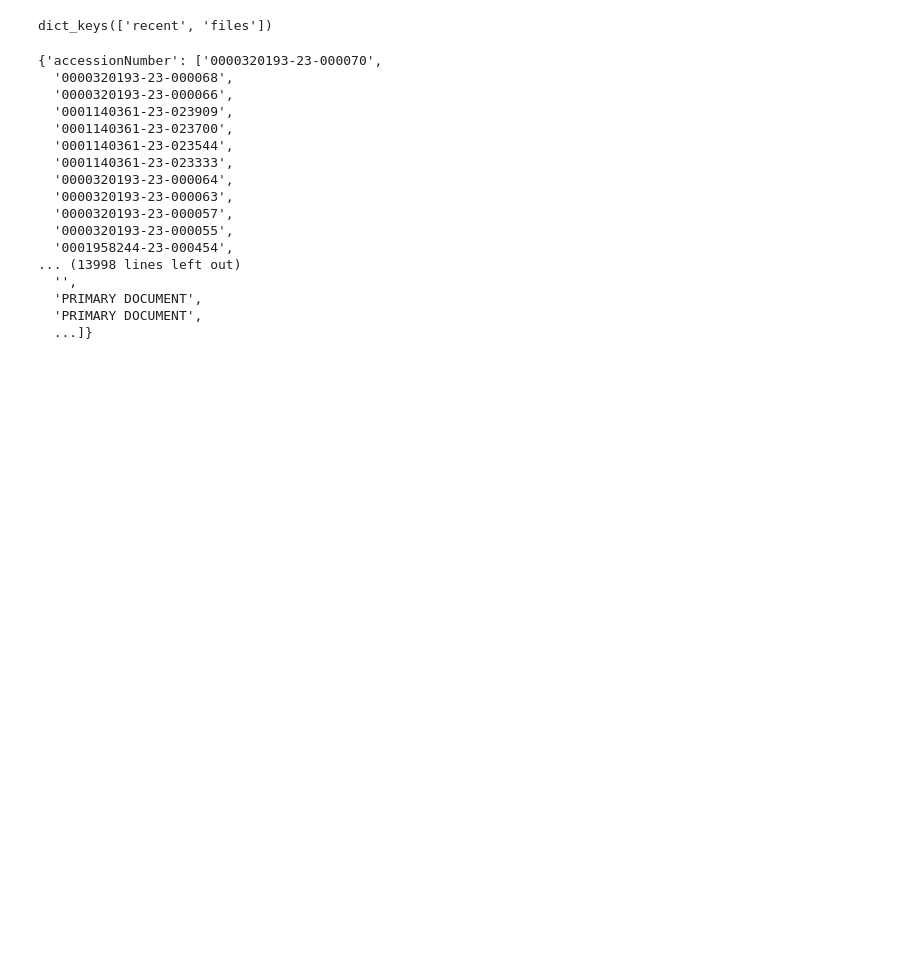
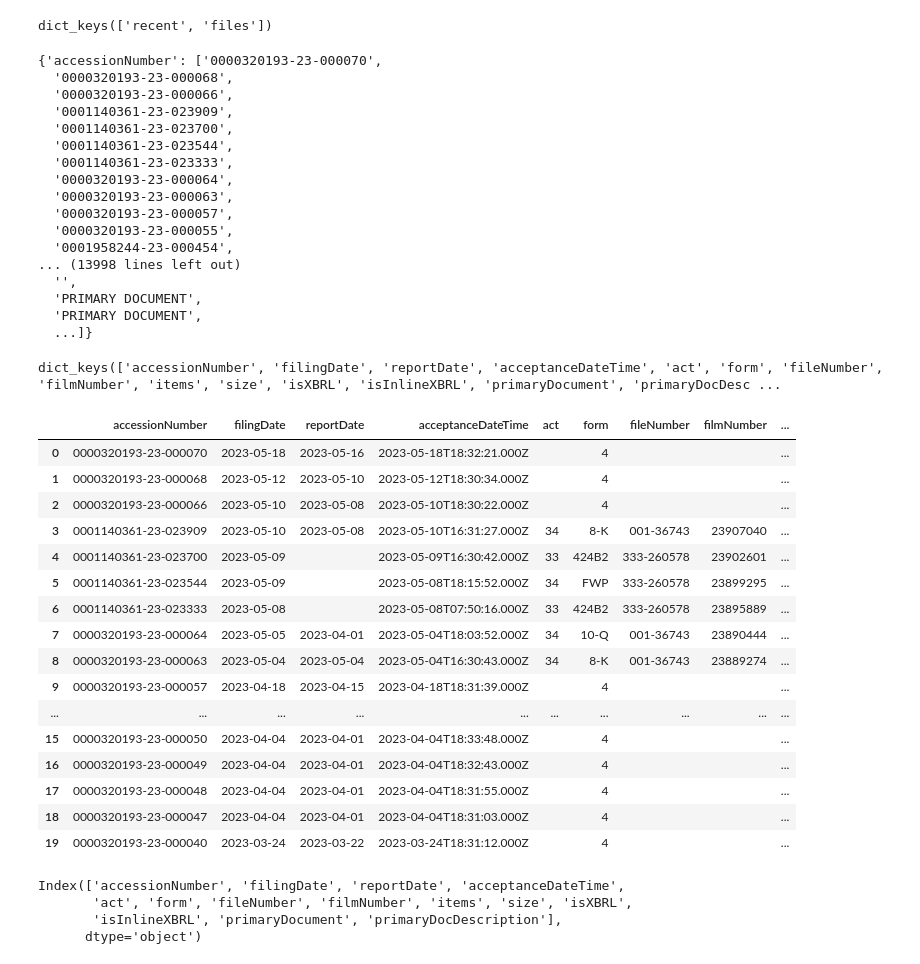
Before and after one commit to Euan-Brady/secAPI, a Jupyter notebook: sec_filing_scraper.ipynb, the cells around one changed output. Cells and saved outputs as stored; diff of their text form; code cells hidden in the pictures; blank space fills up the shorter version.

```diff
--- a/sec_filing_scraper.ipynb
+++ b/sec_filing_scraper.ipynb
@@ -123,3 +123,39 @@ filingMetadata.json()['filings']['recent']
   'PRIMARY DOCUMENT',
   'PRIMARY DOCUMENT',
   ...]}
+# %%
+filingMetadata.json()['filings']['recent'].keys()
+# %% [output]
+dict_keys(['accessionNumber', 'filingDate', 'reportDate', 'acceptanceDateTime', 'act', 'form', 'fileNumber', 'filmNumber', 'items', 'size', 'isXBRL', 'isInlineXBRL', 'primaryDocument', 'primaryDocDesc ...
+# %%
+# dictionary to dataframe
+allForms = pd.DataFrame.from_dict(
+             filingMetadata.json()['filings']['recent']
+             )
+# %%
+allForms.head(20)
+# %% [output]
+|  | accessionNumber | filingDate | reportDate | acceptanceDateTime | act | form | fileNumber | filmNumber | ... |
+| 0 | 0000320193-23-000070 | 2023-05-18 | 2023-05-16 | 2023-05-18T18:32:21.000Z |  | 4 |  |  | ... |
+| 1 | 0000320193-23-000068 | 2023-05-12 | 2023-05-10 | 2023-05-12T18:30:34.000Z |  | 4 |  |  | ... |
+| 2 | 0000320193-23-000066 | 2023-05-10 | 2023-05-08 | 2023-05-10T18:30:22.000Z |  | 4 |  |  | ... |
+| 3 | 0001140361-23-023909 | 2023-05-10 | 2023-05-08 | 2023-05-10T16:31:27.000Z | 34 | 8-K | 001-36743 | 23907040 | ... |
+| 4 | 0001140361-23-023700 | 2023-05-09 |  | 2023-05-09T16:30:42.000Z | 33 | 424B2 | 333-260578 | 23902601 | ... |
+| 5 | 0001140361-23-023544 | 2023-05-09 |  | 2023-05-08T18:15:52.000Z | 34 | FWP | 333-260578 | 23899295 | ... |
+| 6 | 0001140361-23-023333 | 2023-05-08 |  | 2023-05-08T07:50:16.000Z | 33 | 424B2 | 333-260578 | 23895889 | ... |
+| 7 | 0000320193-23-000064 | 2023-05-05 | 2023-04-01 | 2023-05-04T18:03:52.000Z | 34 | 10-Q | 001-36743 | 23890444 | ... |
+| 8 | 0000320193-23-000063 | 2023-05-04 | 2023-05-04 | 2023-05-04T16:30:43.000Z | 34 | 8-K | 001-36743 | 23889274 | ... |
+| 9 | 0000320193-23-000057 | 2023-04-18 | 2023-04-15 | 2023-04-18T18:31:39.000Z |  | 4 |  |  | ... |
+| ... | ... | ... | ... | ... | ... | ... | ... | ... | ... |
+| 15 | 0000320193-23-000050 | 2023-04-04 | 2023-04-01 | 2023-04-04T18:33:48.000Z |  | 4 |  |  | ... |
+| 16 | 0000320193-23-000049 | 2023-04-04 | 2023-04-01 | 2023-04-04T18:32:43.000Z |  | 4 |  |  | ... |
+| 17 | 0000320193-23-000048 | 2023-04-04 | 2023-04-01 | 2023-04-04T18:31:55.000Z |  | 4 |  |  | ... |
+| 18 | 0000320193-23-000047 | 2023-04-04 | 2023-04-01 | 2023-04-04T18:31:03.000Z |  | 4 |  |  | ... |
+| 19 | 0000320193-23-000040 | 2023-03-24 | 2023-03-22 | 2023-03-24T18:31:12.000Z |  | 4 |  |  | ... |
+# %%
+allForms.columns
+# %% [output]
+Index(['accessionNumber', 'filingDate', 'reportDate', 'acceptanceDateTime',
+       'act', 'form', 'fileNumber', 'filmNumber', 'items', 'size', 'isXBRL',
+       'isInlineXBRL', 'primaryDocument', 'primaryDocDescription'],
+      dtype='object')
```
Also changed, not shown: parts of 1 cell of this notebook.
